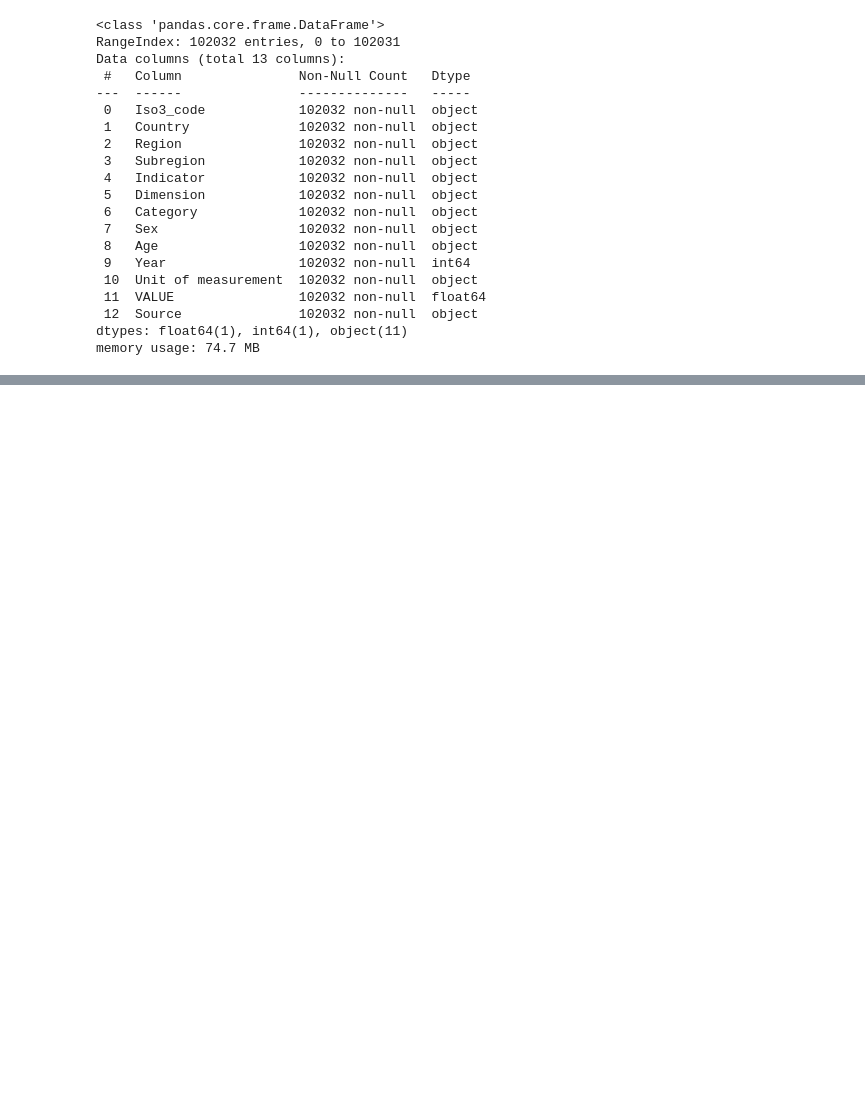
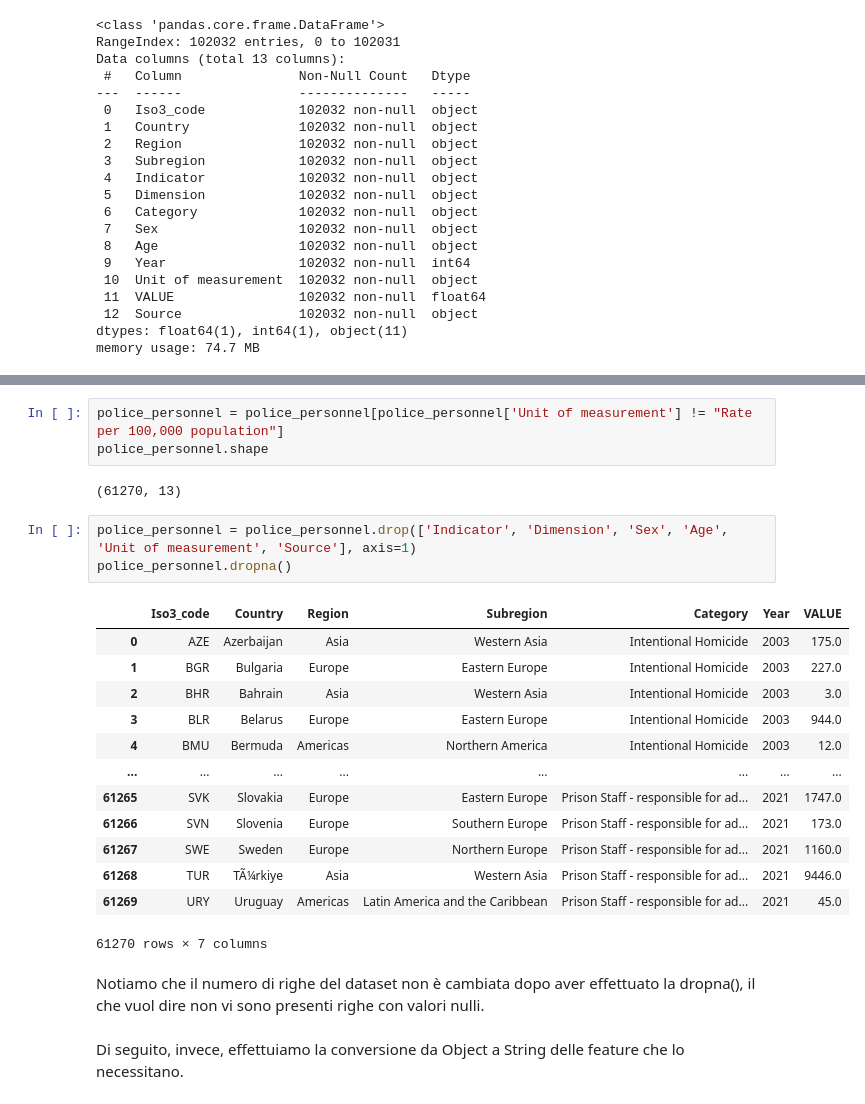
Before and after one commit to lozziopadredeivizzi/CrimeRatePredictor, a Jupyter notebook: crime_rate_prediction.ipynb, the cells around one changed output, grey strips where cells are left out. Drawn from its saved outputs; the diff is of its cells as text; blank space fills up the shorter version.

Commit message:
analyzed police personnel dataset

```diff
--- a/crime_rate_prediction.ipynb
+++ b/crime_rate_prediction.ipynb
@@ -847,0 +861,26 @@ memory usage: 74.7 MB
+# %%
+police_personnel = police_personnel[police_personnel['Unit of measurement'] != "Rate per 100,000 population"]
+police_personnel.shape
+# %% [output]
+(61270, 13)
+# %%
+police_personnel = police_personnel.drop(['Indicator', 'Dimension', 'Sex', 'Age', 'Unit of measurement', 'Source'], axis=1)
+police_personnel.dropna()
+# %% [output]
+|  | Iso3_code | Country | Region | Subregion | Category | Year | VALUE |
+| 0 | AZE | Azerbaijan | Asia | Western Asia | Intentional Homicide | 2003 | 175.0 |
+| 1 | BGR | Bulgaria | Europe | Eastern Europe | Intentional Homicide | 2003 | 227.0 |
+| 2 | BHR | Bahrain | Asia | Western Asia | Intentional Homicide | 2003 | 3.0 |
+| 3 | BLR | Belarus | Europe | Eastern Europe | Intentional Homicide | 2003 | 944.0 |
+| 4 | BMU | Bermuda | Americas | Northern America | Intentional Homicide | 2003 | 12.0 |
+| ... | ... | ... | ... | ... | ... | ... | ... |
+| 61265 | SVK | Slovakia | Europe | Eastern Europe | Prison Staff - responsible for ad... | 2021 | 1747.0 |
+| 61266 | SVN | Slovenia | Europe | Southern Europe | Prison Staff - responsible for ad... | 2021 | 173.0 |
+| 61267 | SWE | Sweden | Europe | Northern Europe | Prison Staff - responsible for ad... | 2021 | 1160.0 |
+| 61268 | TUR | TÃ¼rkiye | Asia | Western Asia | Prison Staff - responsible for ad... | 2021 | 9446.0 |
+| 61269 | URY | Uruguay | Americas | Latin America and the Caribbean | Prison Staff - responsible for ad... | 2021 | 45.0 |
+61270 rows × 7 columns
+# %% [markdown]
+Notiamo che il numero di righe del dataset non è cambiata dopo aver effettuato la dropna(), il che vuol dire non vi sono presenti righe con valori nulli.
+# %% [markdown]
+Di seguito, invece, effettuiamo la conversione da Object a String delle feature che lo necessitano.
```
Also changed, not shown: parts of 10 cells of this notebook.
